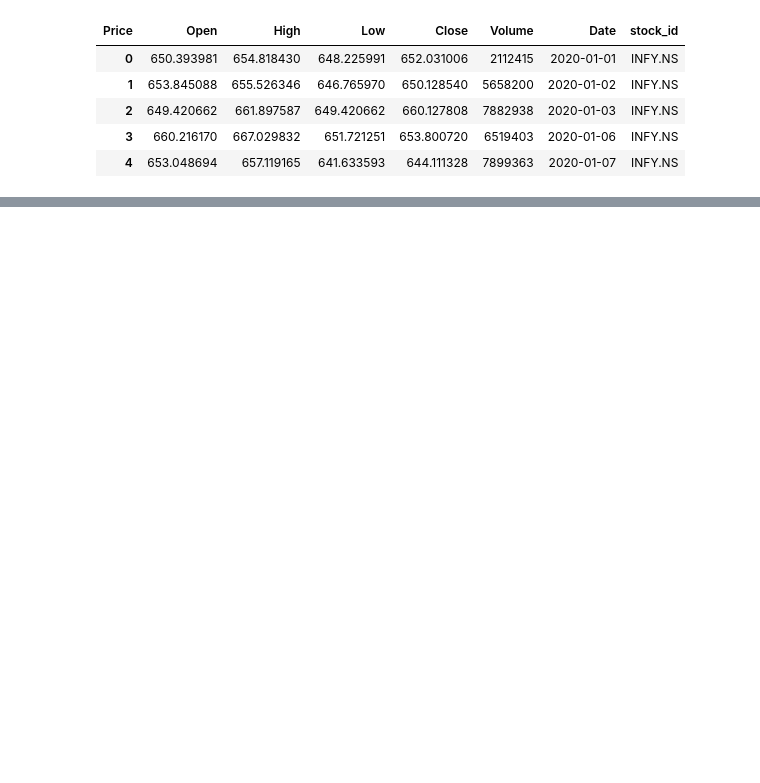
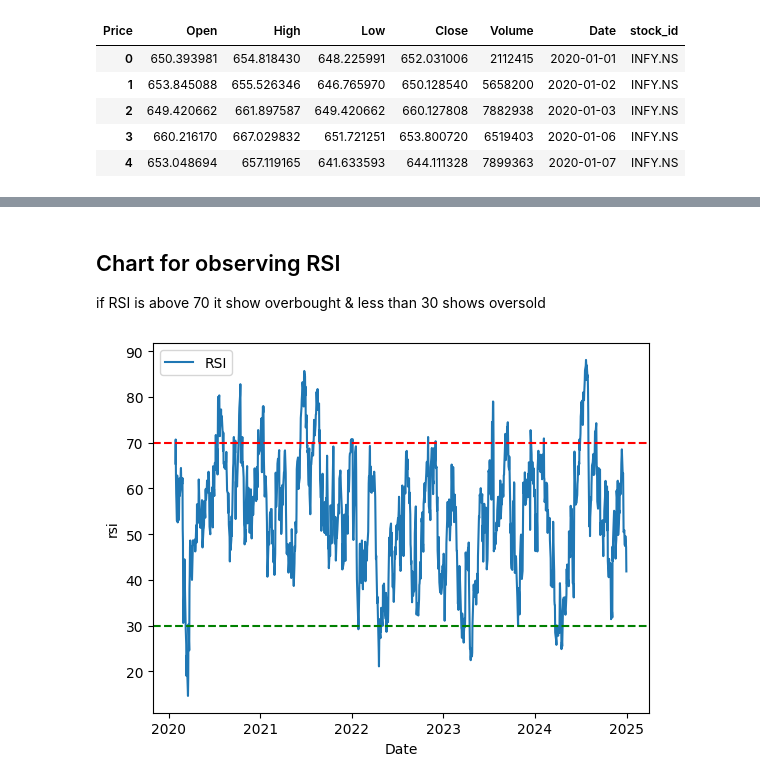
Before and after one commit to prashant-004/stock_prediction, a Jupyter notebook: notebook/get_data.ipynb, the cells around one changed output, grey strips where cells are left out. Saved outputs shown, nothing was run; the diff lists cells and outputs as text; code cells hidden in the pictures; blank space fills up the shorter version.

```diff
--- a/notebook/get_data.ipynb
+++ b/notebook/get_data.ipynb
@@ -93,0 +178,11 @@ dtype: int64
+# %% [markdown]
+## Chart for observing RSI
+if RSI is above 70 it show overbought &
+less than 30 shows oversold
+# %%
+sns.lineplot(data=df, x='Date', y='rsi', label='RSI')
+plt.axhline(70, color='red', linestyle='--')
+plt.axhline(30, color='green', linestyle='--')
+plt.show()
+# %% [output]
+[figure, added]
```
Also changed, not shown: parts of 24 cells of this notebook.
